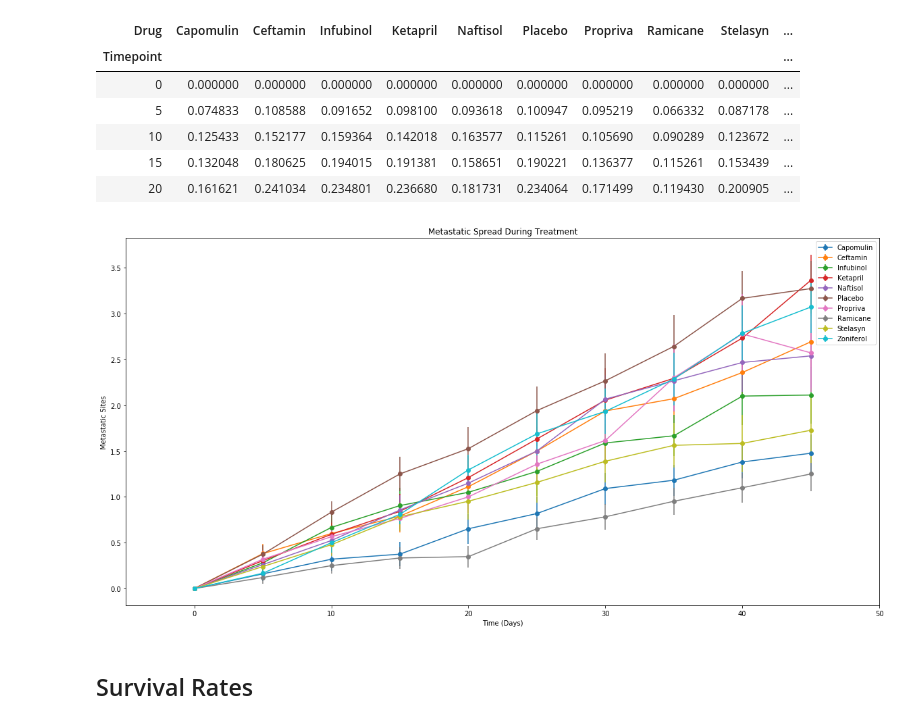
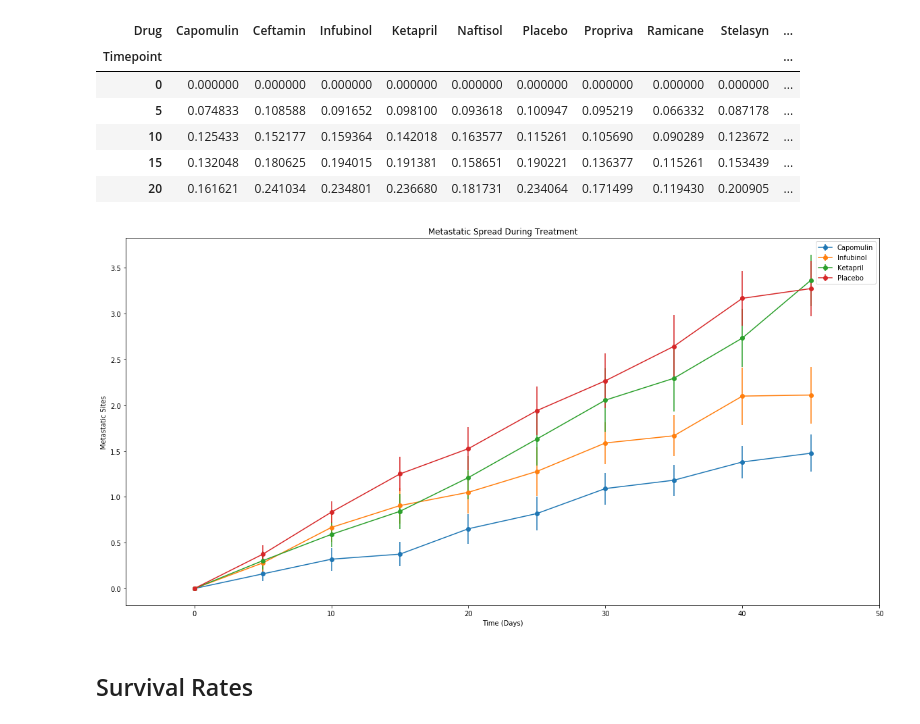
Before and after one commit to kodesiba/matplotlib-challenge, a Jupyter notebook: Pymaceuticals/pymaceuticals.ipynb, the cells around one changed output. Drawn from its saved outputs; the diff is of its cells as text; code cells hidden in the pictures.

```diff
--- a/Pymaceuticals/pymaceuticals.ipynb
+++ b/Pymaceuticals/pymaceuticals.ipynb
@@ -81,7 +81,7 @@ semtumorvoldf_P.head()
 # Generate the Plot (with Error Bars)
 fig, ax = plt.subplots()
 x_axis = semtumorvoldf_P.index.unique().tolist()
-drugnames = semtumorvoldf_P.columns.unique().tolist()
+drugnames = ['Capomulin', 'Infubinol', 'Ketapril', 'Placebo']
 for drug in drugnames:
     ax.errorbar(x_axis, meantumorvoldf_P[drug], semtumorvoldf_P[drug],marker='o',label=drug)
 
@@ -149,24 +149,24 @@ semmetsitedf_P.head()
 # %%
 # Generate the Plot (with Error Bars)
 fig, ax = plt.subplots()
 x_axis = semmetsitedf_P.index.unique().tolist()
-drugnames = semmetsitedf_P.columns.unique().tolist()
+drugnames = ['Capomulin', 'Infubinol', 'Ketapril', 'Placebo']
 for drug in drugnames:
     ax.errorbar(x_axis, meanmetsitedf_P[drug], semmetsitedf_P[drug],marker='o',label=drug)
 
 fig.set_figheight(10)
 fig.set_figwidth(20)
 plt.xlim(-5,50)
 plt.ylabel("Metastatic Sites")
 plt.xlabel("Time (Days)")
 plt.title("Metastatic Spread During Treatment")
 plt.legend(loc="best")
 # Save the Figure
 plt.savefig("MetastaticSpreadDuringTreatment.png")
 # Show the Figure
 plt.show()
 # %% [output]
-[figure, old version]
+[figure, new version]
 # %% [markdown]
 ## Survival Rates
 # %%
```
Also changed, not shown: parts of 3 cells of this notebook, 4 other files.
